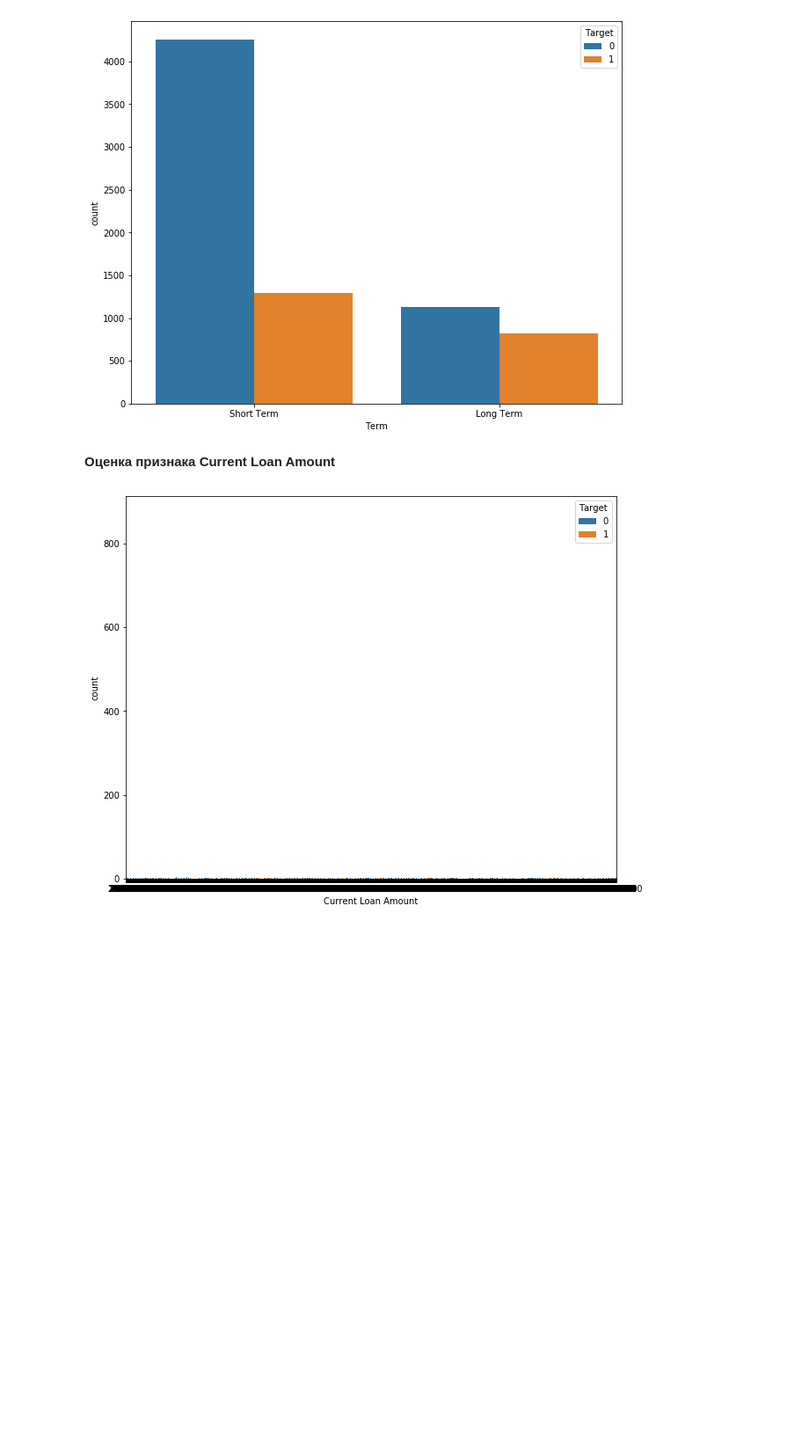
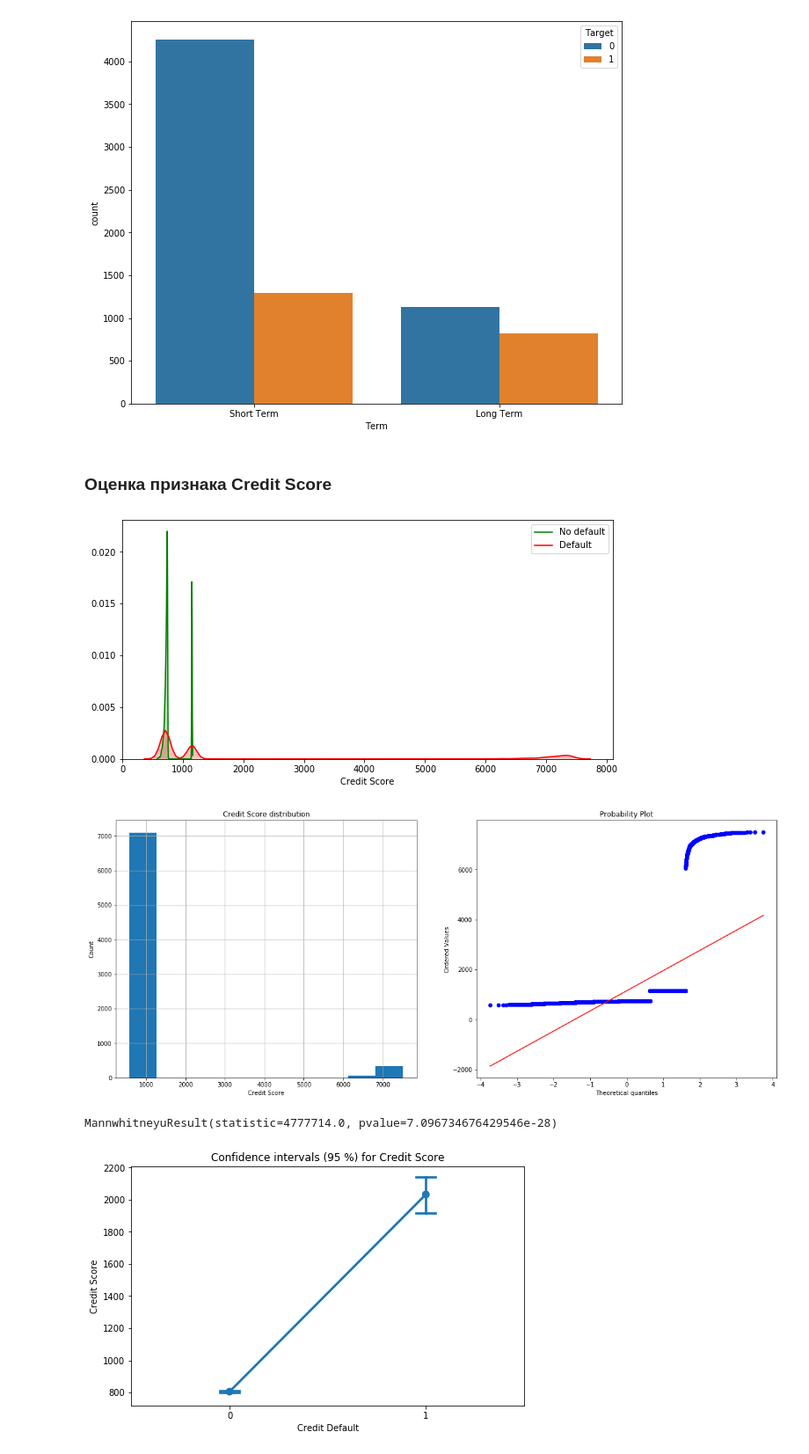
Before and after one commit to fogugy/gb_ds2_coursework, a Jupyter notebook: data_analyze.ipynb, the cells around one changed output. Shown: that part at 88% size. Drawn from its saved outputs; the diff is of its cells as text; code cells hidden in the pictures; blank space fills up the shorter version.

Commit message:
estimation CreditScore

```diff
--- a/data_analyze.ipynb
+++ b/data_analyze.ipynb
@@ -83,4 +83,43 @@ def plot_count(colname):
     sns.countplot(x=colname, hue=TARGET_NAME, data=df)
     plt.legend(title='Target', loc='upper right')
     plt.show()
+# %%
+def plot_numeral(prop_name):
+    prop_with_target_s = df[[prop_name, TARGET_NAME]]
+    prop_s = prop_with_target_s[prop_name]
+    prop_target_0 = prop_s[prop_with_target_s[TARGET_NAME] == 0]
+    prop_target_1 = prop_s[prop_with_target_s[TARGET_NAME] == 1]
+
+    plt.figure(figsize=(10, 5))
+
+    sns.kdeplot(prop_target_0, shade=True, label='No default', color='g')
+    sns.kdeplot(prop_target_1, shade=True, label='Default', color='r')
+
+    plt.xlabel(prop_name)
+    plt.show()
+
+    return prop_s, prop_with_target_s, prop_target_0, prop_target_1
+# %%
+def plot_distribution_qq(dt, label):
+    plt.figure(figsize=(20, 8))
+
+    ax1 = plt.subplot(121)
+    ax1.set_xlabel(label)
+    ax1.set_ylabel('Count')
+    ax1.set_title(f'{label} distribution')
+    dt.hist()
+
+    plt.subplot(122)
+    probplot(dt, dist='norm', plot=plt)
+
+    plt.show()
+# %%
+def autoplot(prop_name):
+    score_s, with_target_s, target_0, target_1 = plot_numeral(prop_name)
+    plot_distribution_qq(score_s, prop_name)
+    print(mannwhitneyu(target_0, target_1))
+    plt.figure(figsize=(8, 5))
+    sns.pointplot(x=TARGET_NAME, y=prop_name, data=with_target_s, capsize=.1)
+    plt.title(f'Confidence intervals (95 %) for {prop_name}')
+    plt.show()
 # %% [markdown]
@@ -90,8 +129,11 @@ plot_count(term_bin)
 # %% [output]
 [figure]
 # %% [markdown]
-**Оценка признака Current Loan Amount**
+### Оценка признака Credit Score
-# %%
-plot_count(cur_loan_amount)
-# %% [output]
-[figure, removed]
+# %%
+autoplot(cred_score)
+# %% [output]
+[figure, added]
+[figure, added]
+MannwhitneyuResult(statistic=4777714.0, pvalue=7.096734676429546e-28)
+[figure, added]
```
Also changed, not shown: parts of 3 cells of this notebook.
